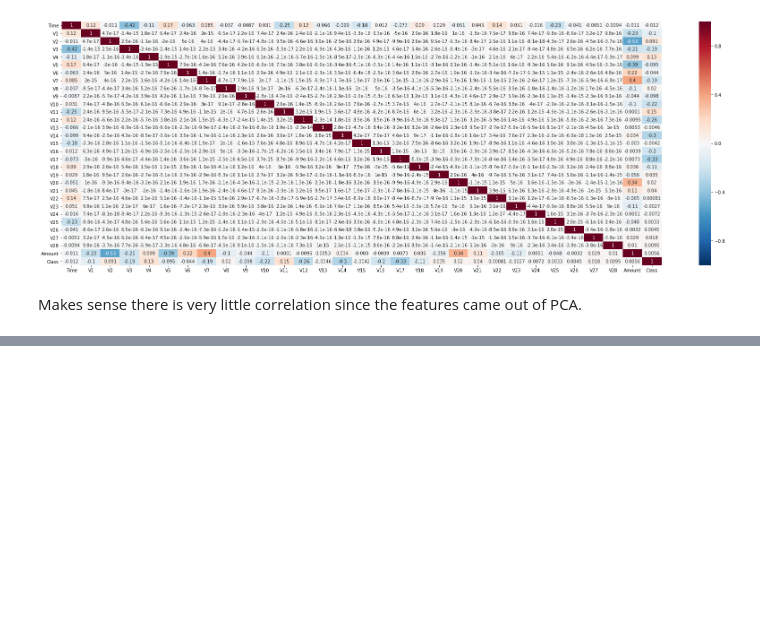
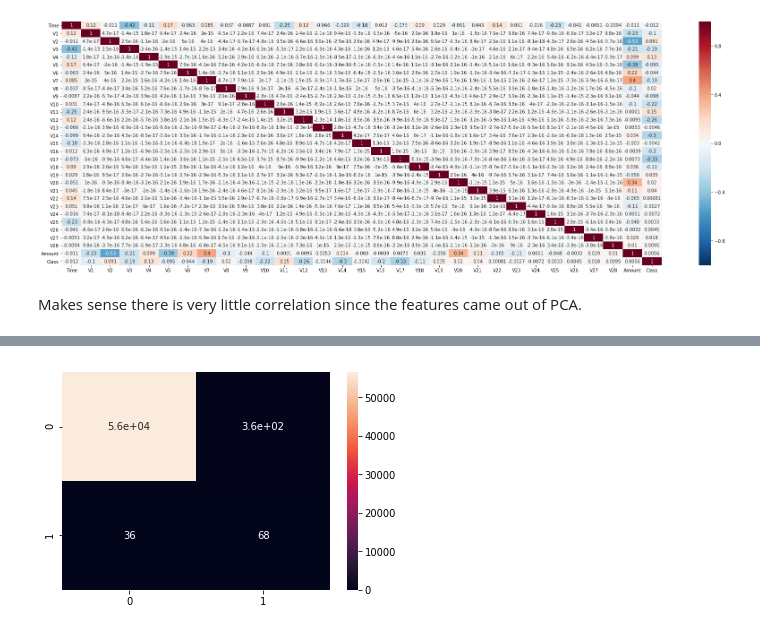
Before and after one commit to jacobskr/ML_Python, a Jupyter notebook: Machine Learning Classification Bootcamp/Naive Bayes Classifiers/Naive Bayes - Credit Card Fraud Detection.ipynb, the cells around one changed output, grey strips where cells are left out. Saved outputs shown, nothing was run; the diff lists cells and outputs as text; code cells hidden in the pictures; blank space fills up the shorter version.

```diff
--- a/Machine Learning Classification Bootcamp/Naive Bayes Classifiers/Naive Bayes - Credit Card Fraud Detection.ipynb
+++ b/Machine Learning Classification Bootcamp/Naive Bayes Classifiers/Naive Bayes - Credit Card Fraud Detection.ipynb
@@ -79,0 +154,5 @@ Makes sense there is very little correlation since the features came out of PCA.
+# %%
+cm = confusion_matrix(y_test, nb_pred)
+sns.heatmap(cm, annot=True);
+# %% [output]
+[figure, added]
```
Also changed, not shown: parts of 27 cells of this notebook.
